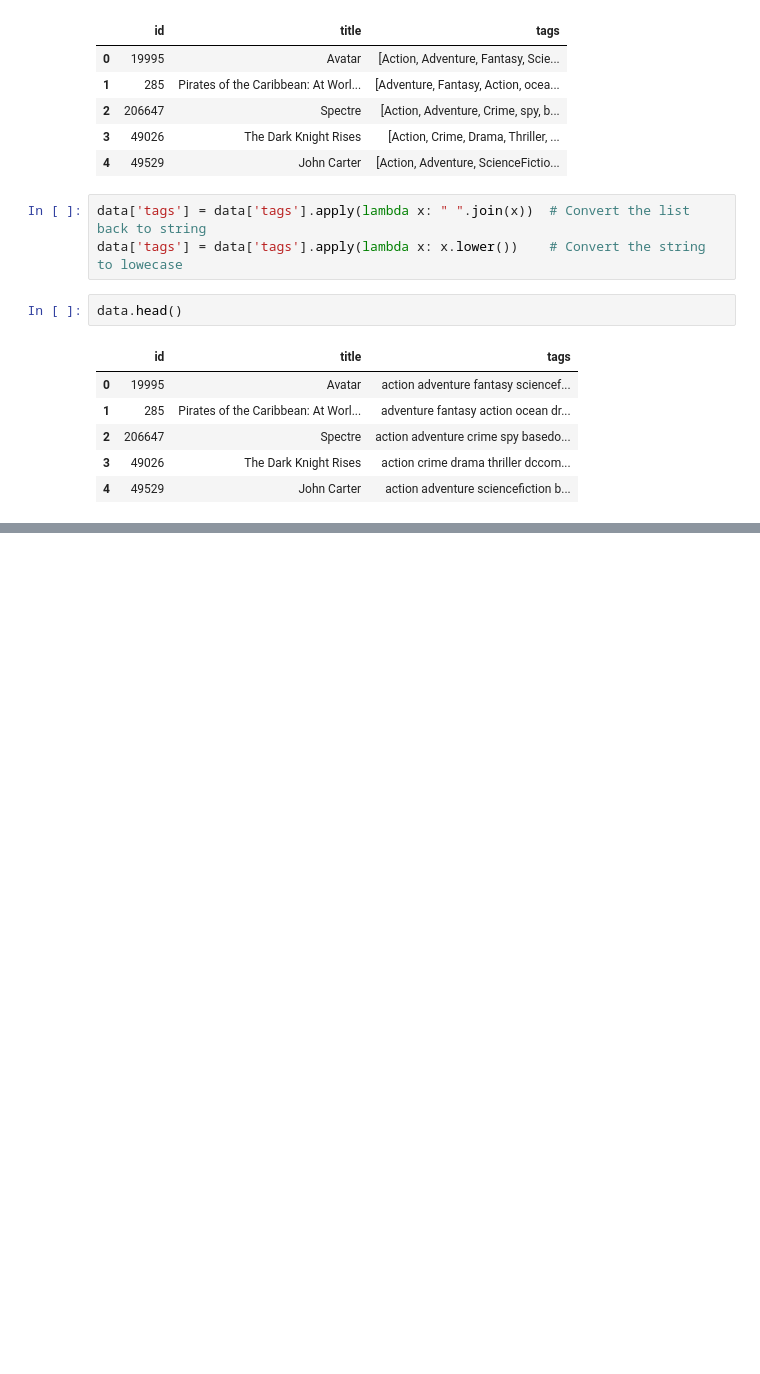
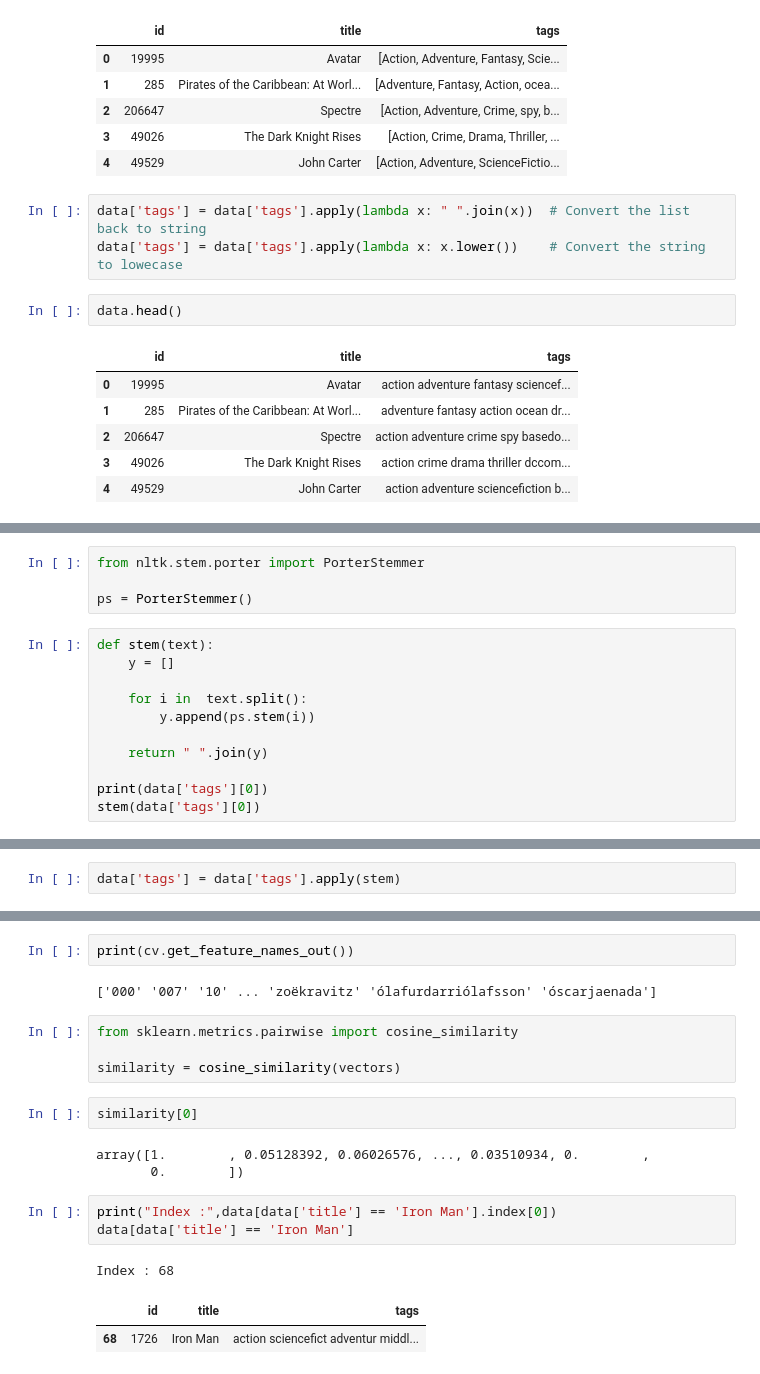
Before and after one commit to rahul5r/Movie-Recommendation-System, a Jupyter notebook: model building.ipynb, the cells around one changed output, grey strips where cells are left out. Cells and saved outputs as stored; diff of their text form; blank space fills up the shorter version.

```diff
--- a/model building.ipynb
+++ b/model building.ipynb
@@ -216,0 +228,15 @@ data.head()
+# %%
+from nltk.stem.porter import PorterStemmer
+
+ps = PorterStemmer()
+# %%
+def stem(text):
+    y = []
+
+    for i in  text.split():
+        y.append(ps.stem(i))
+
+    return " ".join(y)
+
+print(data['tags'][0])
+stem(data['tags'][0])
@@ -216,0 +246,2 @@ data.head()
+# %%
+data['tags'] = data['tags'].apply(stem)
@@ -216,0 +263,20 @@ data.head()
+# %%
+print(cv.get_feature_names_out())
+# %% [output]
+['000' '007' '10' ... 'zoëkravitz' 'ólafurdarriólafsson' 'óscarjaenada']
+# %%
+from sklearn.metrics.pairwise import cosine_similarity
+
+similarity = cosine_similarity(vectors)
+# %%
+similarity[0]
+# %% [output]
+array([1.        , 0.05128392, 0.06026576, ..., 0.03510934, 0.        ,
+       0.        ])
+# %%
+print("Index :",data[data['title'] == 'Iron Man'].index[0])
+data[data['title'] == 'Iron Man']
+# %% [output]
+Index : 68
+|  | id | title | tags |
+| 68 | 1726 | Iron Man | action sciencefict adventur middl... |
```
Also changed, not shown: parts of 8 cells of this notebook, 1 other file.
